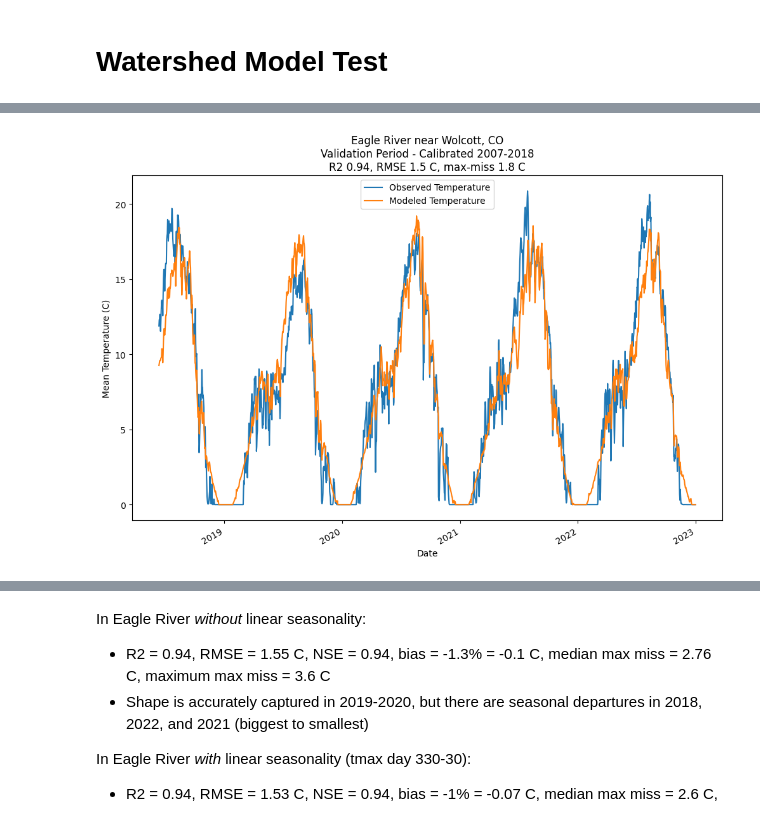
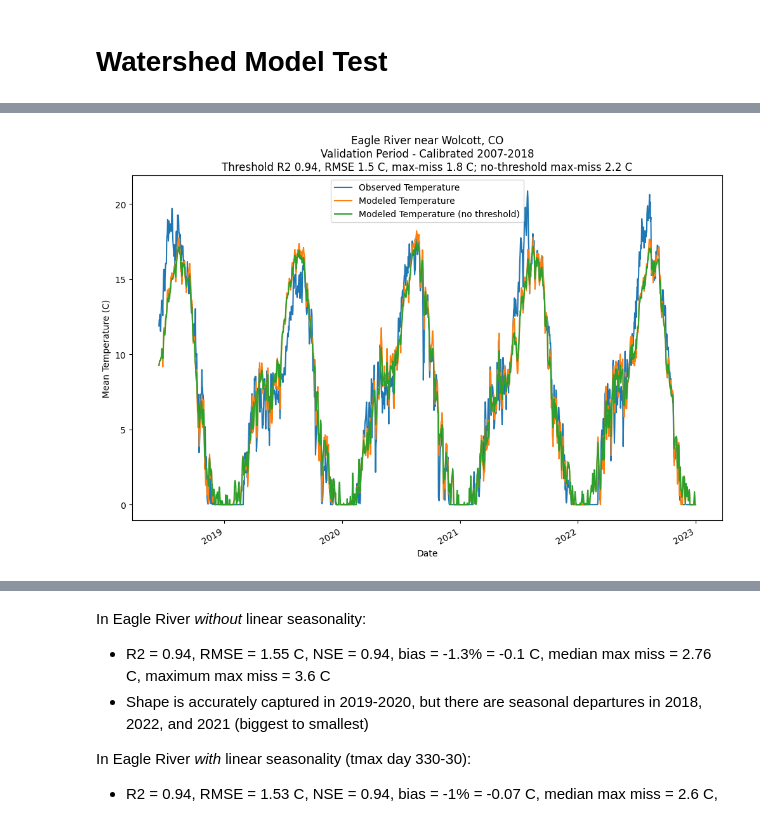
Before and after one commit to mines-ciroh/TempEst-NEWT, a Jupyter notebook: case_studies.ipynb, the cells around one changed output, grey strips where cells are left out. Cells and saved outputs as stored; diff of their text form; code cells hidden in the pictures.

```diff
--- a/case_studies.ipynb
+++ b/case_studies.ipynb
@@ -388,6 +388,7 @@ def cal_val(data, thres=True, lin_ssn=False, throw_er=False, rtn_model=True,
             raise e
 # %%
 (pr, model) = cal_val(csd, True, False, True)
+mod_noth = cal_val(csd, False, rtn_model=False)
 # %% [output]
 A value is trying to be set on a copy of a slice from a DataFrame.
 Try using .loc[row_indexer,col_indexer] = value instead
@@ -417,14 +428,15 @@ model.coefs_to_df()
 # %%
 fig = plt.figure(figsize=(12, 8))
 ax = plt.axes()
 pr.plot(x="date", y="temperature", ax=ax, label="Observed Temperature")
 pr.plot(x="date", y="temp.mod", ax=ax, label="Modeled Temperature")
+mod_noth.plot(x="date", y="temp.mod", ax=ax, label="Modeled Temperature (no threshold)")
 ax.set_xlabel("Date")
 ax.set_ylabel("Mean Temperature (C)")
-_ = ax.set_title("Eagle River near Wolcott, CO\nValidation Period - Calibrated 2007-2018\nR2 0.94, RMSE 1.5 C, max-miss 1.8 C")
-# fig.savefig("EagleRivCalibrated.png")
+_ = ax.set_title("Eagle River near Wolcott, CO\nValidation Period - Calibrated 2007-2018\nThreshold R2 0.94, RMSE 1.5 C, max-miss 1.8 C; no-threshold max-miss 2.2 C")
+fig.savefig("EagleRivCalibratedComparison.png")
 # %% [output]
-[figure, old version]
+[figure, new version]
 # %%
 def perf(pr):
     if pr is not None and "temperature" in pr:
```
Also changed, not shown: parts of 2 cells of this notebook, 2 other files.
